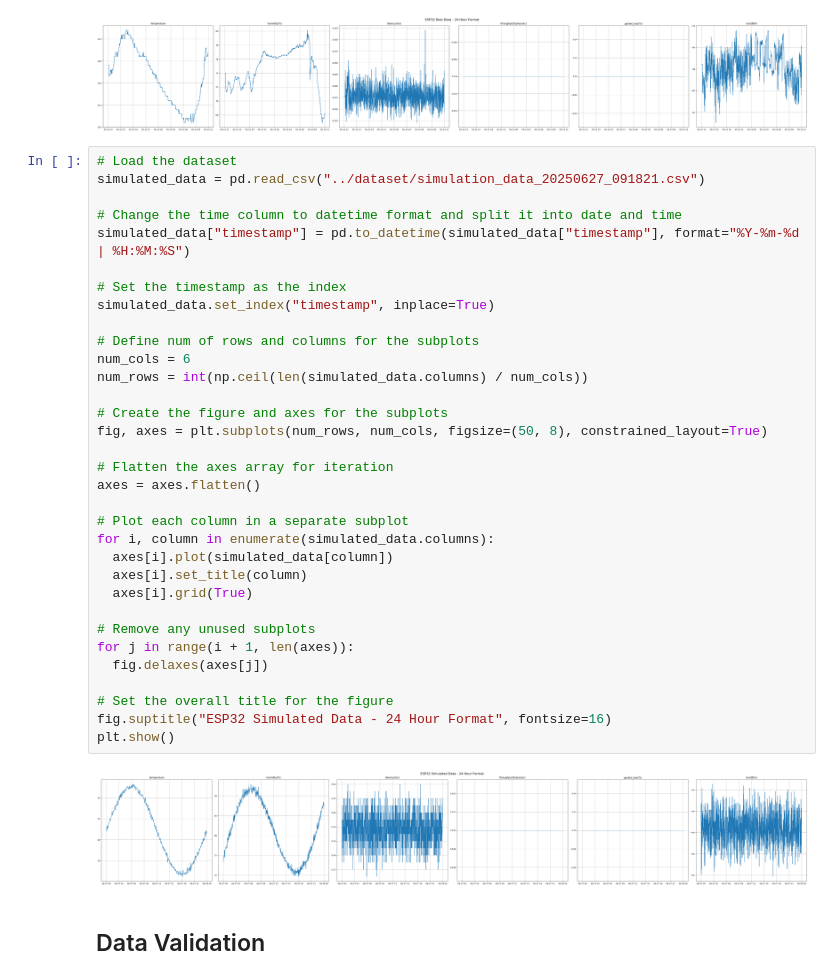
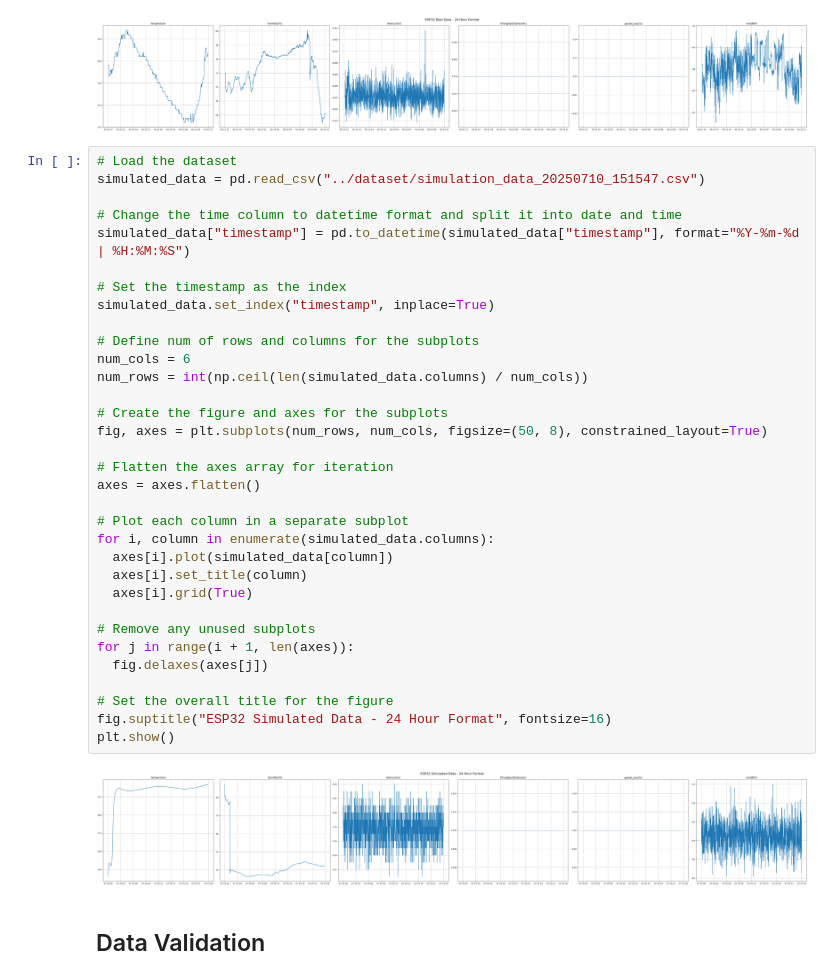
Before and after one commit to fadeldnswr/iot-network-digital-twin, a Jupyter notebook: notebook/data-validation.ipynb, the cells around one changed output. Cells and saved outputs as stored; diff of their text form.

```diff
--- a/notebook/data-validation.ipynb
+++ b/notebook/data-validation.ipynb
@@ -51,39 +51,39 @@ plt.show()
 [figure]
 # %%
 # Load the dataset
-simulated_data = pd.read_csv("../dataset/simulation_data_20250627_091821.csv")
+simulated_data = pd.read_csv("../dataset/simulation_data_20250710_151547.csv")
 
 # Change the time column to datetime format and split it into date and time
 simulated_data["timestamp"] = pd.to_datetime(simulated_data["timestamp"], format="%Y-%m-%d | %H:%M:%S")
 
 # Set the timestamp as the index
 simulated_data.set_index("timestamp", inplace=True)
 
 # Define num of rows and columns for the subplots
 num_cols = 6
 num_rows = int(np.ceil(len(simulated_data.columns) / num_cols))
 
 # Create the figure and axes for the subplots
 fig, axes = plt.subplots(num_rows, num_cols, figsize=(50, 8), constrained_layout=True)
 
 # Flatten the axes array for iteration
 axes = axes.flatten()
 
 # Plot each column in a separate subplot
 for i, column in enumerate(simulated_data.columns):
   axes[i].plot(simulated_data[column])
   axes[i].set_title(column)
   axes[i].grid(True)
 
 # Remove any unused subplots
 for j in range(i + 1, len(axes)):
   fig.delaxes(axes[j])
 
 # Set the overall title for the figure
 fig.suptitle("ESP32 Simulated Data - 24 Hour Format", fontsize=16)
 plt.show()
 # %% [output]
-[figure, old version]
+[figure, new version]
 # %% [markdown]
 ## Data Validation
 # %%
```
Also changed, not shown: parts of 1 cell of this notebook, 16 other files.
